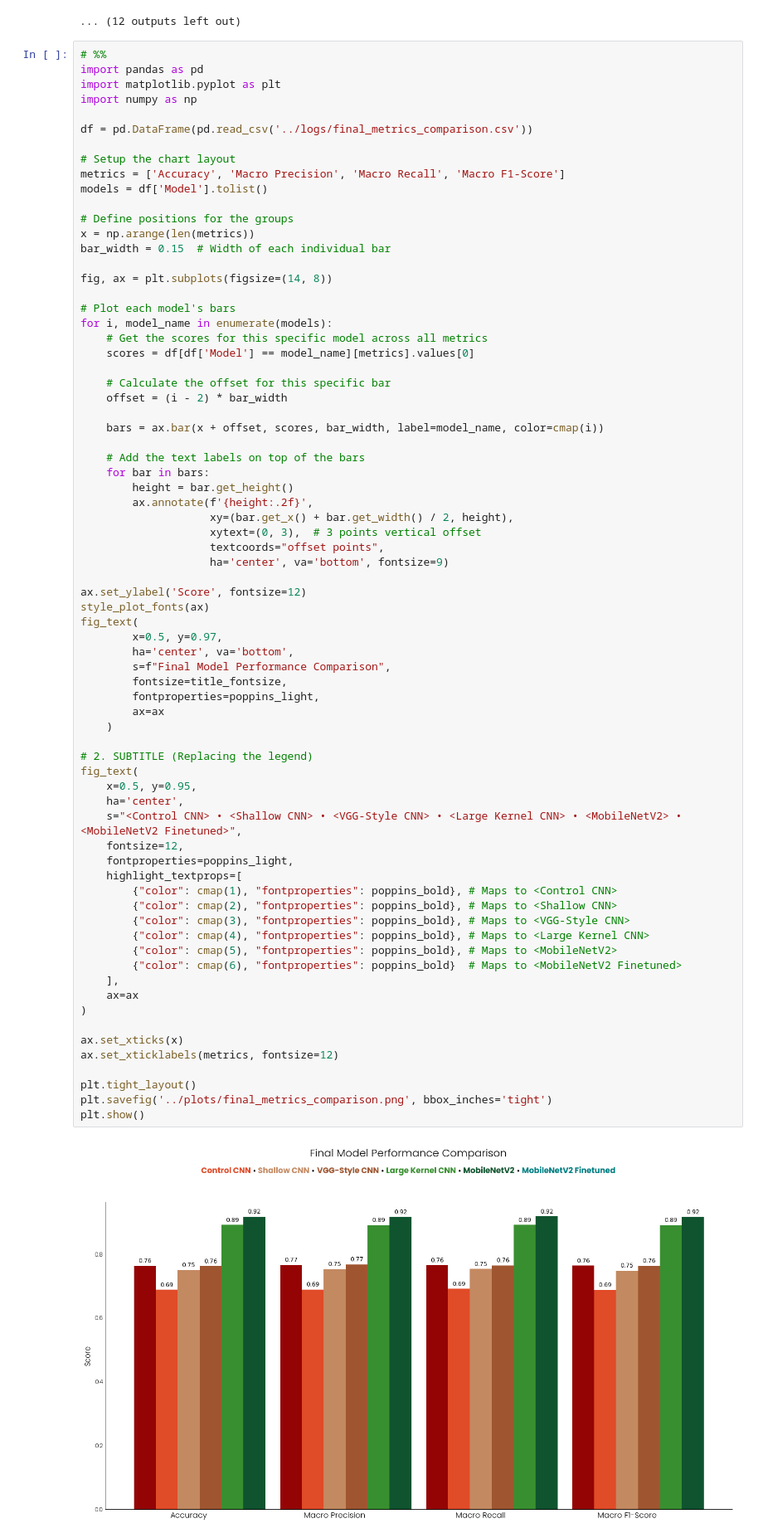
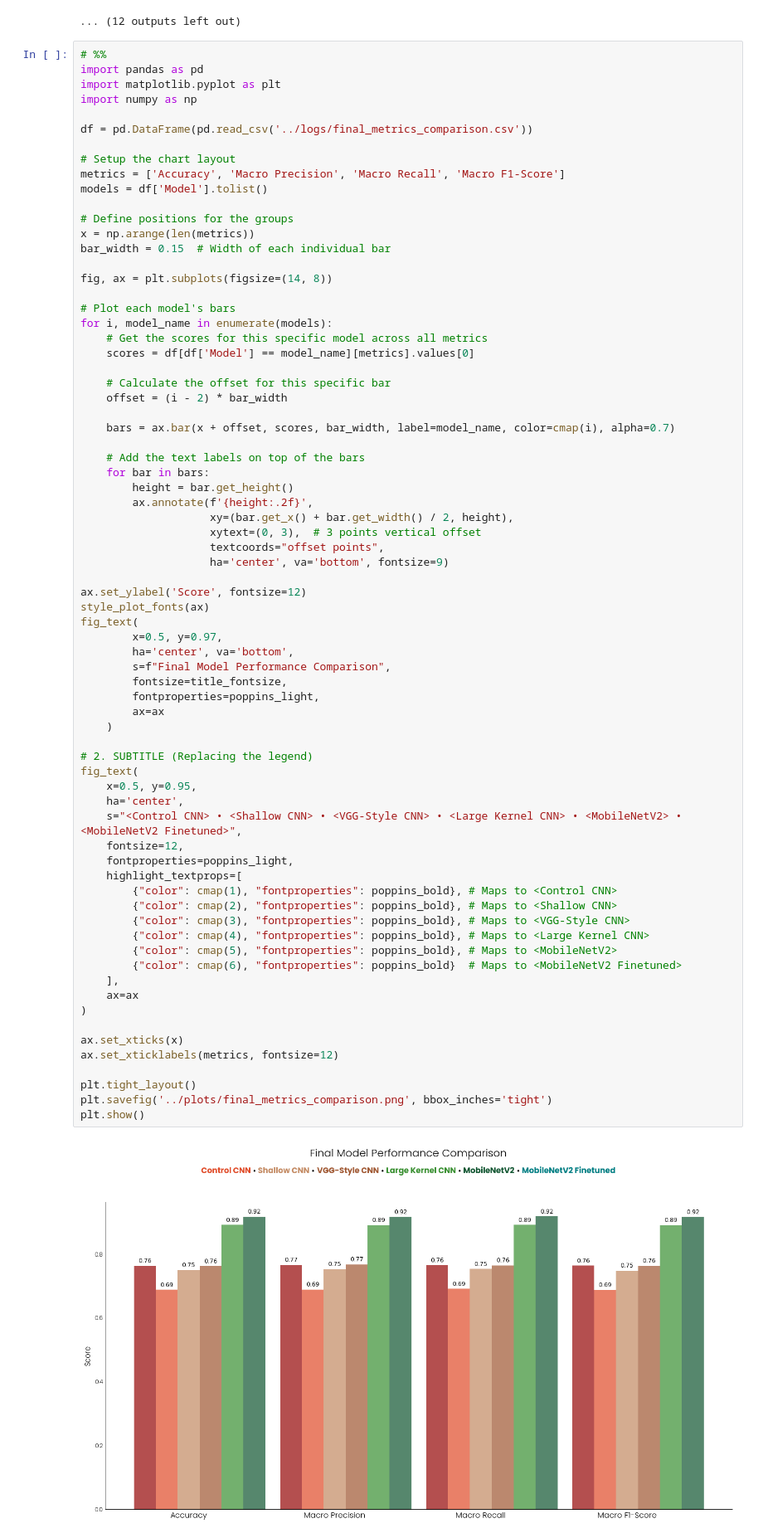
Before and after one commit to kvbek/garbage-sorting-nn, a Jupyter notebook: src/03_analysis.ipynb, the cells around one changed output. Shown at 83% size. Saved outputs shown, nothing was run; the diff lists cells and outputs as text.

Commit message:
Updated charts

```diff
--- a/src/03_analysis.ipynb
+++ b/src/03_analysis.ipynb
@@ -355,7 +355,7 @@ for i, model_name in enumerate(models):
     # Calculate the offset for this specific bar
     offset = (i - 2) * bar_width
 
-    bars = ax.bar(x + offset, scores, bar_width, label=model_name, color=cmap(i))
+    bars = ax.bar(x + offset, scores, bar_width, label=model_name, color=cmap(i), alpha=0.7)
 
     # Add the text labels on top of the bars
     for bar in bars:
@@ -375,31 +375,31 @@ fig_text(
         fontsize=title_fontsize,
         fontproperties=poppins_light,
         ax=ax
     )
 
 # 2. SUBTITLE (Replacing the legend)
 fig_text(
     x=0.5, y=0.95,
     ha='center',
     s="<Control CNN> • <Shallow CNN> • <VGG-Style CNN> • <Large Kernel CNN> • <MobileNetV2> • <MobileNetV2 Finetuned>",
     fontsize=12,
     fontproperties=poppins_light,
     highlight_textprops=[
         {"color": cmap(1), "fontproperties": poppins_bold}, # Maps to <Control CNN>
         {"color": cmap(2), "fontproperties": poppins_bold}, # Maps to <Shallow CNN>
         {"color": cmap(3), "fontproperties": poppins_bold}, # Maps to <VGG-Style CNN>
         {"color": cmap(4), "fontproperties": poppins_bold}, # Maps to <Large Kernel CNN>
         {"color": cmap(5), "fontproperties": poppins_bold}, # Maps to <MobileNetV2>
         {"color": cmap(6), "fontproperties": poppins_bold}  # Maps to <MobileNetV2 Finetuned>
     ],
     ax=ax
 )
 
 ax.set_xticks(x)
 ax.set_xticklabels(metrics, fontsize=12)
 
 plt.tight_layout()
 plt.savefig('../plots/final_metrics_comparison.png', bbox_inches='tight')
 plt.show()
 # %% [output]
-[figure, old version]
+[figure, new version]
```
Also changed, not shown: 1 other file.
